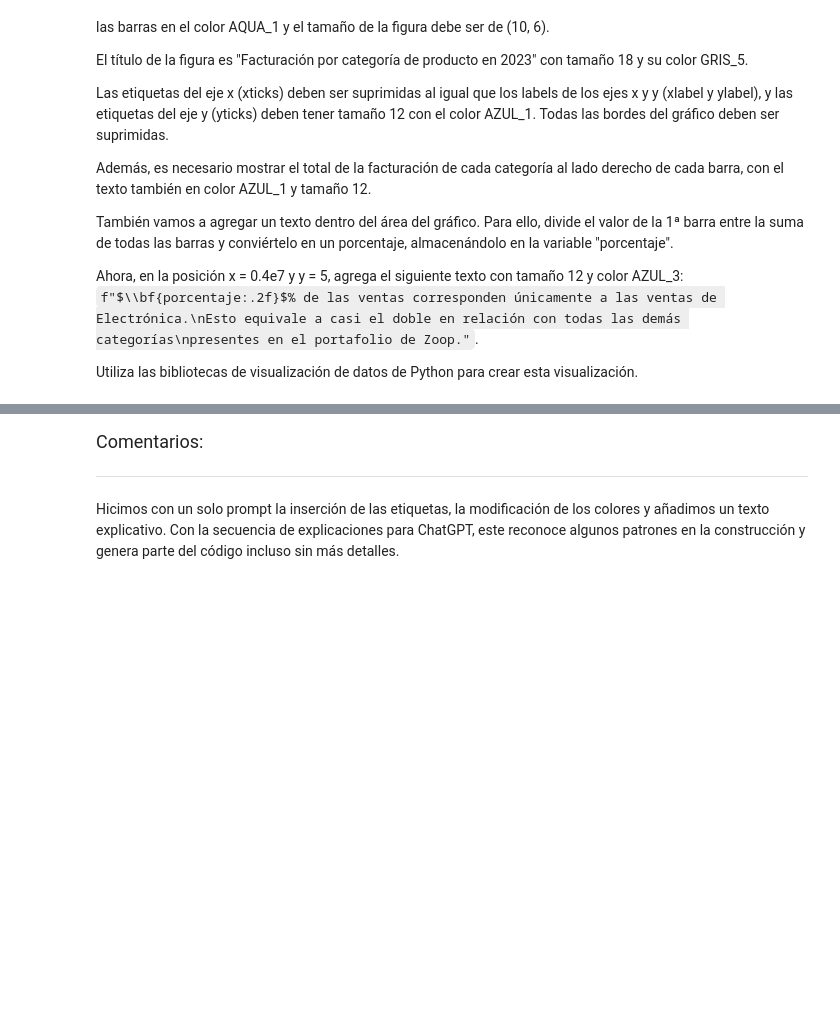
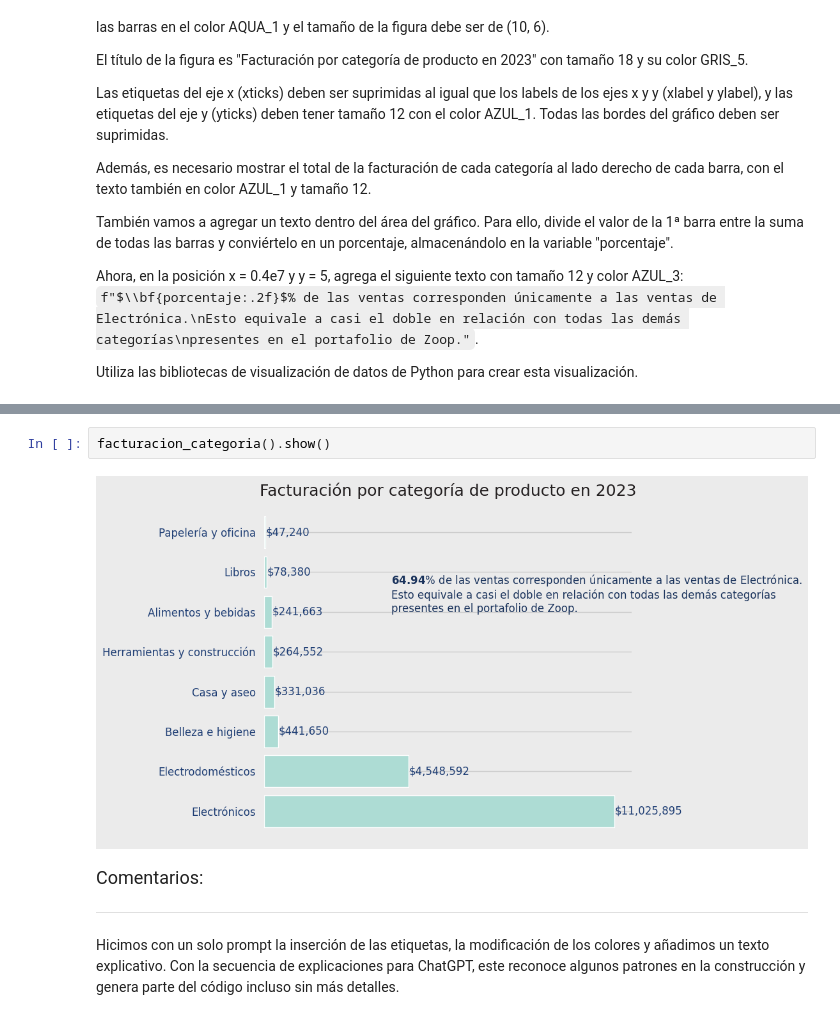
Before and after one commit to Juans1604/AluraStoreLatam, a Jupyter notebook: IA_aplicada_a_ciencia_de_datos.ipynb, the cells around one changed output, grey strips where cells are left out. Saved outputs shown, nothing was run; the diff lists cells and outputs as text; blank space fills up the shorter version.

```diff
--- a/IA_aplicada_a_ciencia_de_datos.ipynb
+++ b/IA_aplicada_a_ciencia_de_datos.ipynb
@@ -1669,3 +1884,7 @@ Utiliza las bibliotecas de visualización de datos de Python para crear esta vis
+# %%
+facturacion_categoria().show()
+# %% [output]
+[figure, added]
 # %% [markdown]
 <font color="7b71ff" size=4> Comentarios: </font>
 
```
Also changed, not shown: parts of 20 cells of this notebook.
